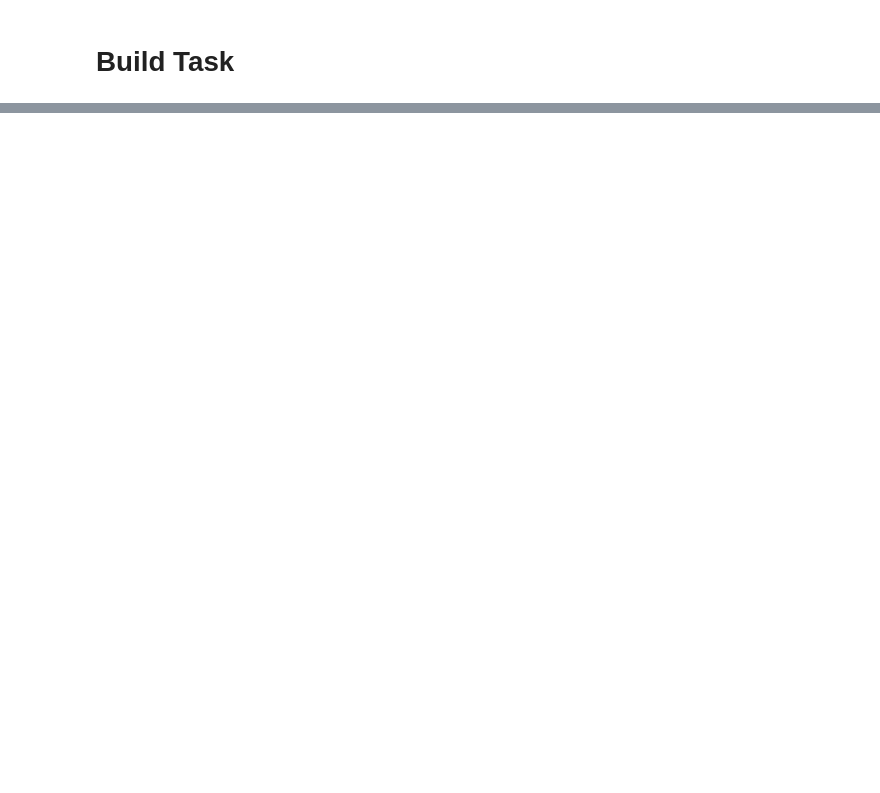
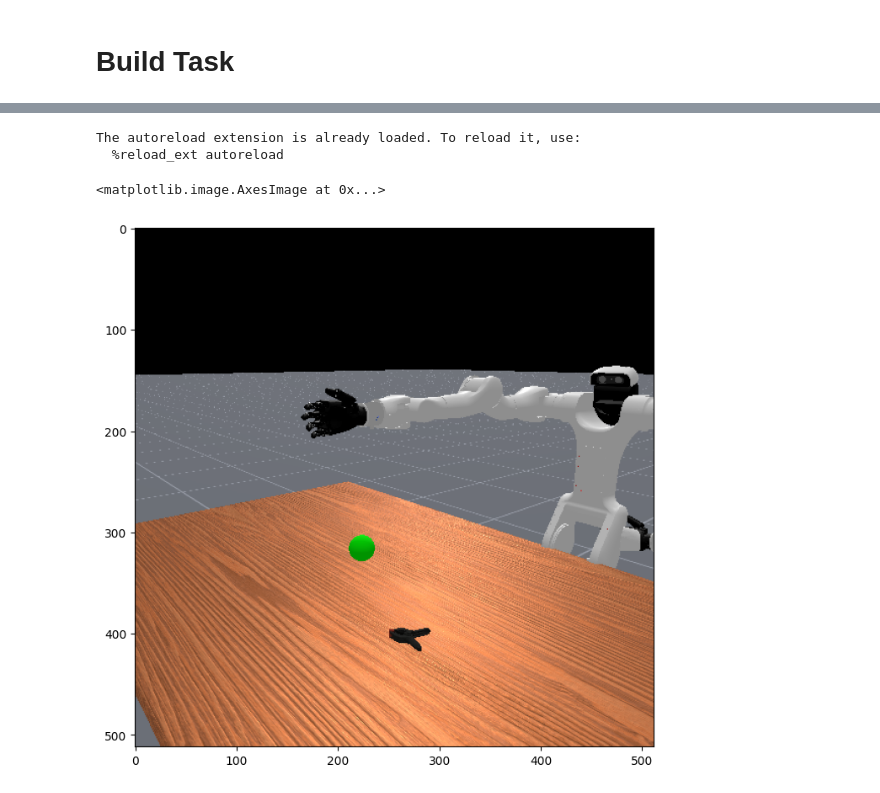
Before and after one commit to sszxc/ManiSkill, a Jupyter notebook: vega_grasp/dev.ipynb, the cells around one changed output, grey strips where cells are left out. Cells and saved outputs as stored; diff of their text form; code cells hidden in the pictures; blank space fills up the shorter version.

```diff
--- a/vega_grasp/dev.ipynb
+++ b/vega_grasp/dev.ipynb
@@ -240,0 +205,34 @@ NotImplementedError: vega
+# %%
+%load_ext autoreload
+%autoreload 2
+import torch
+from tqdm import tqdm
+import numpy as np
+import gymnasium as gym
+import matplotlib.pyplot as plt
+from IPython.display import Video
+
+import sapien
+import mani_skill.envs
+from mani_skill.utils.wrappers import RecordEpisode
+
+from vega_robot import Vega
+from pick_single_ycb import PickSingleYCBEnv
+
+np.set_printoptions(precision=2, suppress=True)
+torch.set_printoptions(precision=2, sci_mode=False)
+
+env = gym.make("MyPickSingleYCB-v1", robot_uids="vega", control_mode="pd_joint_delta_pos", obs_mode="rgb+depth",
+                render_mode="rgb_array")
+
+obs, _ = env.reset()
+kf = env.agent.keyframes['rest']
+env.agent.robot.set_qpos(kf.qpos)
+
+plt.figure(figsize=(18, 8))
+plt.imshow(env.render()[0].cpu().numpy())
+# %% [output]
+The autoreload extension is already loaded. To reload it, use:
+  %reload_ext autoreload
+<matplotlib.image.AxesImage at 0x...>
+[figure, added]
```
Also changed, not shown: parts of 10 cells of this notebook, 2 other files.
